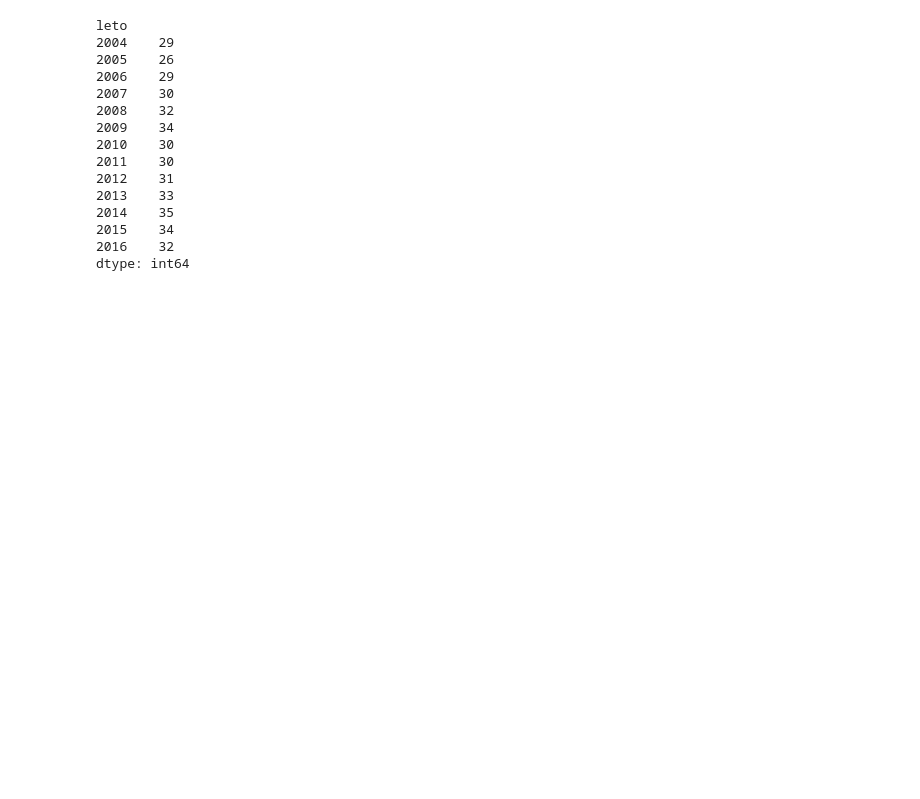
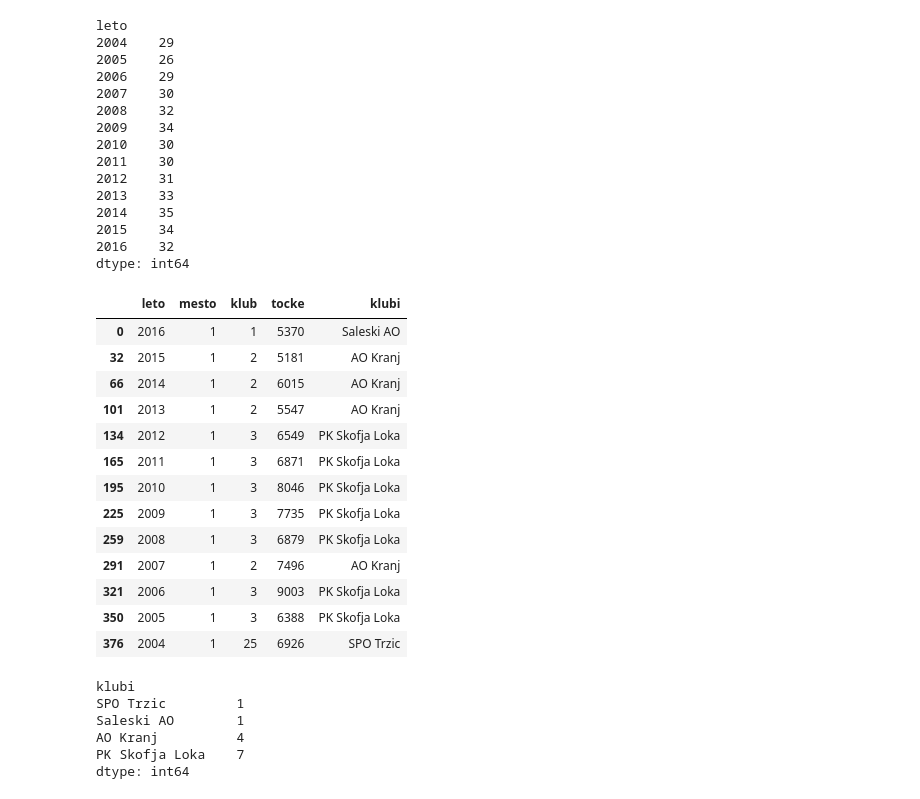
Before and after one commit to JerebP15/sportno-plezanje, a Jupyter notebook: Sportno plezanje.ipynb, the cells around one changed output. Cells and saved outputs as stored; diff of their text form; code cells hidden in the pictures; blank space fills up the shorter version.

```diff
--- a/Sportno plezanje.ipynb
+++ b/Sportno plezanje.ipynb
@@ -157,3 +179,30 @@ rezultati_po_kategorijah = pd.concat([rezultati_po_kategorijah1,
                                       rezultati_po_kategorijah12], axis=1)
 #rezultati_po_kategorijah
 #rezultati_po_kategorijah.plot(kind='bar',figsize=(20, 20))
+# %%
+najboljši_klubi = rezultati_klubi.join(klubi, on="klub")[najboljši_klubi["mesto"] == 1]
+najboljši_klubi
+# %% [output]
+|  | leto | mesto | klub | tocke | klubi |
+| 0 | 2016 | 1 | 1 | 5370 | Saleski AO |
+| 32 | 2015 | 1 | 2 | 5181 | AO Kranj |
+| 66 | 2014 | 1 | 2 | 6015 | AO Kranj |
+| 101 | 2013 | 1 | 2 | 5547 | AO Kranj |
+| 134 | 2012 | 1 | 3 | 6549 | PK Skofja Loka |
+| 165 | 2011 | 1 | 3 | 6871 | PK Skofja Loka |
+| 195 | 2010 | 1 | 3 | 8046 | PK Skofja Loka |
+| 225 | 2009 | 1 | 3 | 7735 | PK Skofja Loka |
+| 259 | 2008 | 1 | 3 | 6879 | PK Skofja Loka |
+| 291 | 2007 | 1 | 2 | 7496 | AO Kranj |
+| 321 | 2006 | 1 | 3 | 9003 | PK Skofja Loka |
+| 350 | 2005 | 1 | 3 | 6388 | PK Skofja Loka |
+| 376 | 2004 | 1 | 25 | 6926 | SPO Trzic |
+# %%
+najboljši_klubi.groupby("klubi").size().sort_values()
+# %% [output]
+klubi
+SPO Trzic         1
+Saleski AO        1
+AO Kranj          4
+PK Skofja Loka    7
+dtype: int64
```
Also changed, not shown: parts of 1 cell of this notebook.
